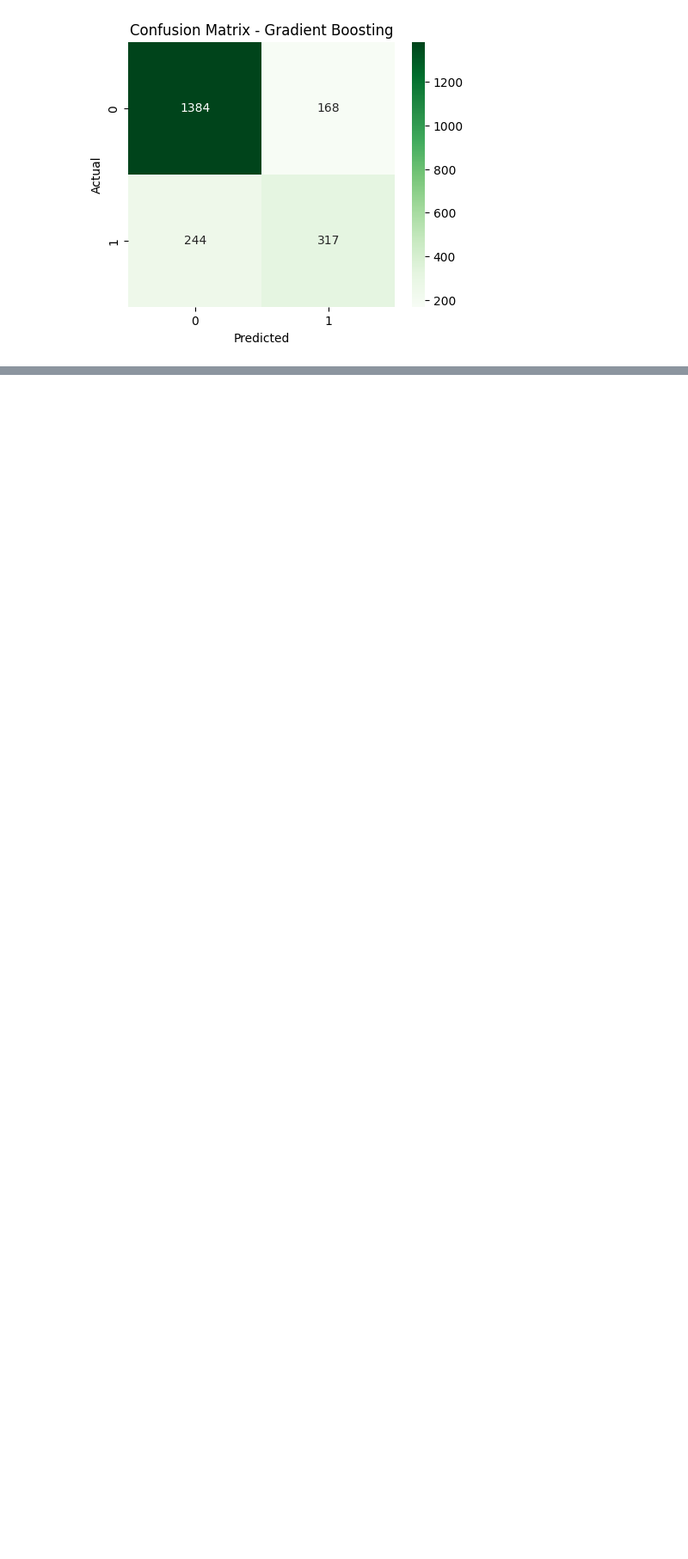
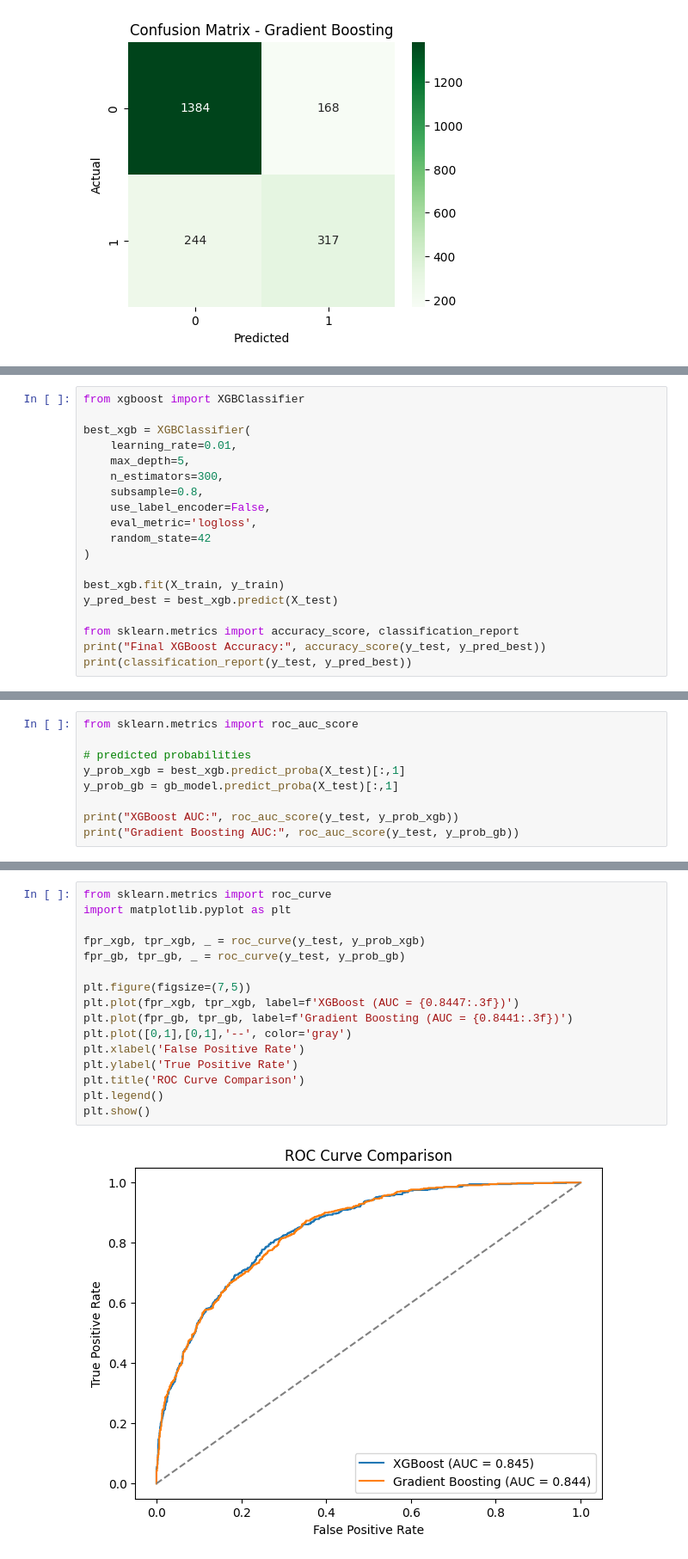
Before and after one commit to nhahub/NHA-010, a Jupyter notebook: notebooks/Training.ipynb, the cells around one changed output, grey strips where cells are left out. Shown: that part at 86% size. Saved outputs shown, nothing was run; the diff lists cells and outputs as text; blank space fills up the shorter version.

```diff
--- a/notebooks/Training.ipynb
+++ b/notebooks/Training.ipynb
@@ -247,0 +327,19 @@ plt.show()
+# %%
+from xgboost import XGBClassifier
+
+best_xgb = XGBClassifier(
+    learning_rate=0.01,
+    max_depth=5,
+    n_estimators=300,
+    subsample=0.8,
+    use_label_encoder=False,
+    eval_metric='logloss',
+    random_state=42
+)
+
+best_xgb.fit(X_train, y_train)
+y_pred_best = best_xgb.predict(X_test)
+
+from sklearn.metrics import accuracy_score, classification_report
+print("Final XGBoost Accuracy:", accuracy_score(y_test, y_pred_best))
+print(classification_report(y_test, y_pred_best))
@@ -247,0 +367,9 @@ plt.show()
+# %%
+from sklearn.metrics import roc_auc_score
+
+# predicted probabilities
+y_prob_xgb = best_xgb.predict_proba(X_test)[:,1]
+y_prob_gb = gb_model.predict_proba(X_test)[:,1]
+
+print("XGBoost AUC:", roc_auc_score(y_test, y_prob_xgb))
+print("Gradient Boosting AUC:", roc_auc_score(y_test, y_prob_gb))
@@ -247,0 +381,18 @@ plt.show()
+# %%
+from sklearn.metrics import roc_curve
+import matplotlib.pyplot as plt
+
+fpr_xgb, tpr_xgb, _ = roc_curve(y_test, y_prob_xgb)
+fpr_gb, tpr_gb, _ = roc_curve(y_test, y_prob_gb)
+
+plt.figure(figsize=(7,5))
+plt.plot(fpr_xgb, tpr_xgb, label=f'XGBoost (AUC = {0.8447:.3f})')
+plt.plot(fpr_gb, tpr_gb, label=f'Gradient Boosting (AUC = {0.8441:.3f})')
+plt.plot([0,1],[0,1],'--', color='gray')
+plt.xlabel('False Positive Rate')
+plt.ylabel('True Positive Rate')
+plt.title('ROC Curve Comparison')
+plt.legend()
+plt.show()
+# %% [output]
+[figure, added]
```
Also changed, not shown: parts of 14 cells of this notebook.
